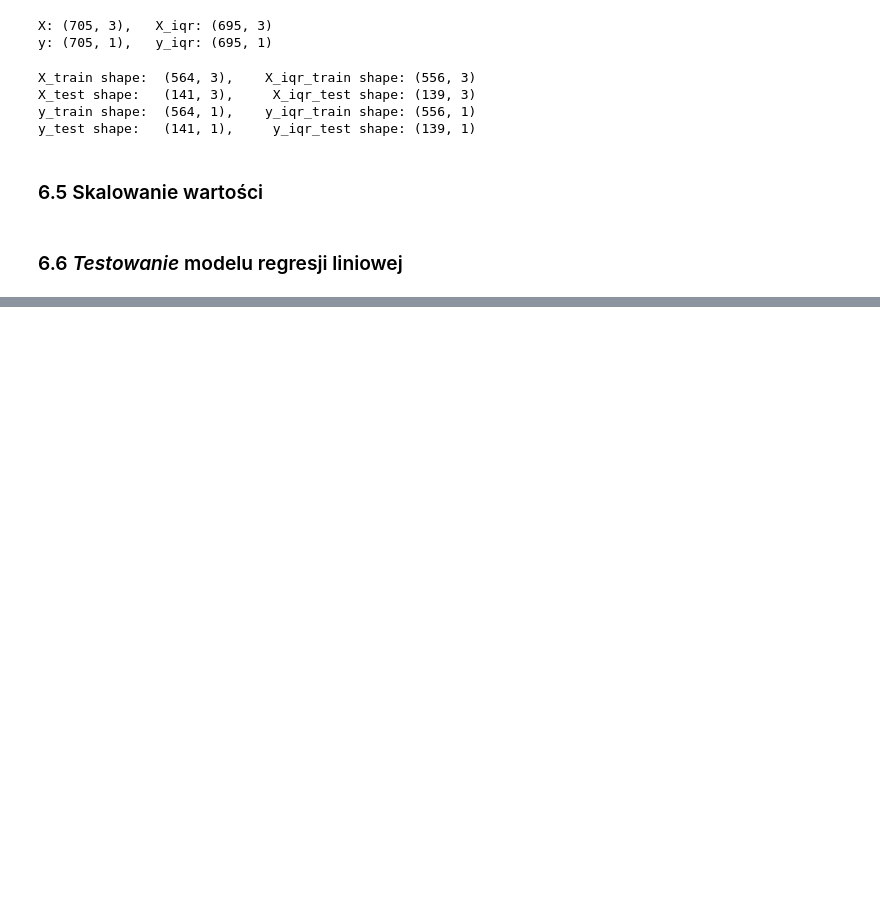
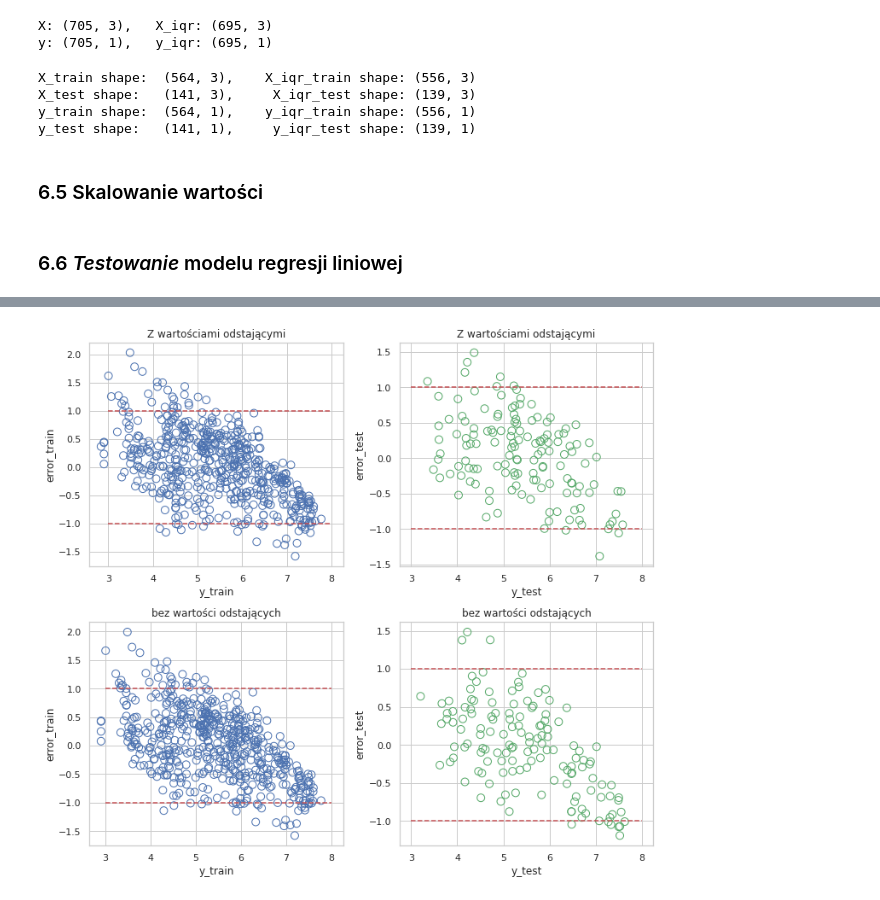
Before and after one commit to ArminD93/WorldHappinessReport, a Jupyter notebook: WorldHappinessReport_podsumowanie.ipynb, the cells around one changed output, grey strips where cells are left out. Cells and saved outputs as stored; diff of their text form; code cells hidden in the pictures; blank space fills up the shorter version.

```diff
--- a/WorldHappinessReport_podsumowanie.ipynb
+++ b/WorldHappinessReport_podsumowanie.ipynb
@@ -998,0 +1029,47 @@ metrics_df.tail()
+# %%
+# Wykresy wartości resztowych:
+fig, ax = plt.subplots(2, 2, figsize=(10,9), constrained_layout=True)
+
+error_train = y_pred_train - y_train # ta wartość mówi nam, jak bardzo pomyliliśmy się w trakcie przewidywania wartości
+error_test =  y_pred_test - y_test
+
+error_iqr_train = y_pred_iqr_sc_train - y_iqr_train
+error_iqr_test =  y_pred_iqr_sc_test - y_iqr_test
+
+y_list = [
+          { 'b' : [  y_train     , error_train     ]  },
+          { 'g' : [  y_test      , error_test      ]  },
+          { 'b' : [  y_iqr_train , error_iqr_train ]  },
+          { 'g' : [  y_iqr_test  , error_iqr_test  ]  }
+        ]
+
+labels_dict = [
+                {'Z wartościami odstającymi' : [  'y_train' , 'error_train' ] },
+                {'Z wartościami odstającymi' : [  'y_test'  , 'error_test'  ] },
+                {'bez wartości odstających'  : [  'y_train' , 'error_train' ] },
+                {'bez wartości odstających'  : [  'y_test'  , 'error_test'  ] }
+              ]
+
+index = 0
+for row in range(2):
+  for col in range(2):
+    yAndError= [val for val in y_list[index].values() ][0]
+    color = [key for key in y_list[index].keys() ]
+
+    xyLabels = [val for val in labels_dict[index].values() ][0]
+    title = [key for key in labels_dict[index].keys() ]
+
+    ax[row,col].scatter(yAndError[0], yAndError[1], s=80, facecolors='none', edgecolors= color)
+
+    ax[row,col].hlines(y=1, xmin=3, xmax=8, colors='r', linestyles='--', lw=1.5)
+    ax[row,col].hlines(y=-1, xmin=3, xmax=8, colors='r', linestyles='--', lw=1.5)
+
+    ax[row,col].set_xlabel(xyLabels[0])
+    ax[row,col].set_ylabel(xyLabels[1])
+    ax[row,col].set_title(title[0])
+
+    index+=1
+
+plt.show()
+# %% [output]
+[figure, added]
```
Also changed, not shown: parts of 2 cells of this notebook.
